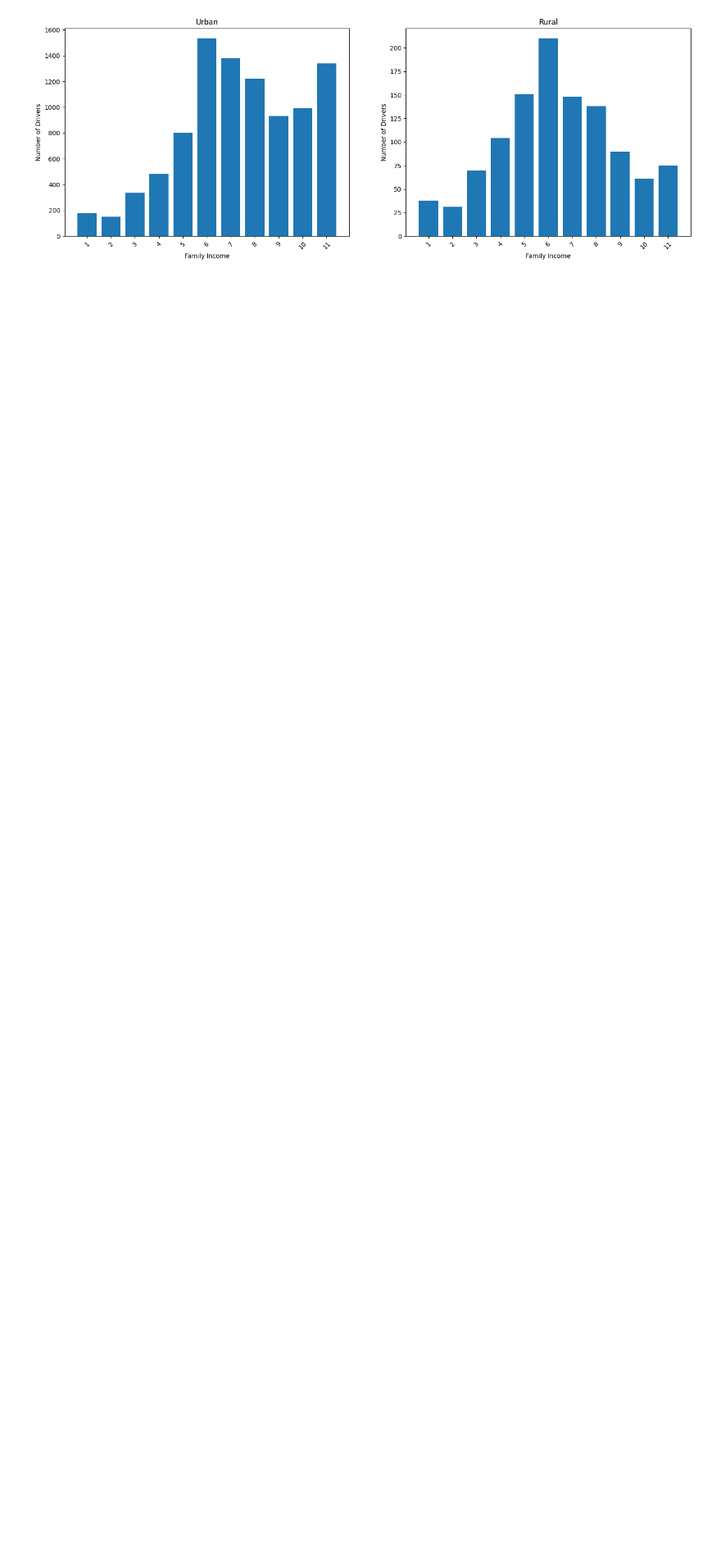
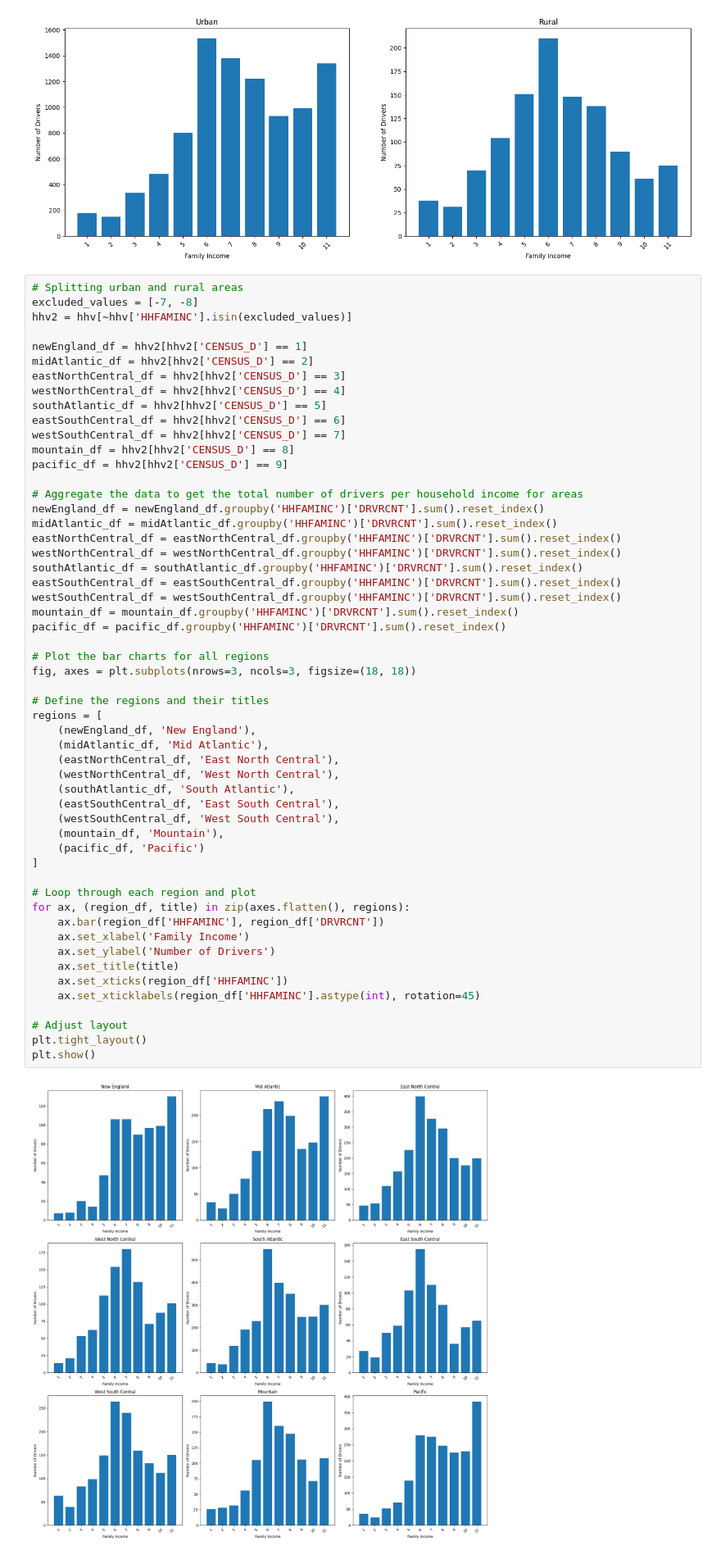
Before and after one commit to Xerconia/Transitlytics, a Jupyter notebook: meynard_eda.ipynb, the cells around one changed output. Shown at 82% size. Saved outputs shown, nothing was run; the diff lists cells and outputs as text; blank space fills up the shorter version.

Commit message:
region based

```diff
--- a/meynard_eda.ipynb
+++ b/meynard_eda.ipynb
@@ -129,3 +129,59 @@ axes[1].set_xticklabels(drivers_per_income_rural['HHFAMINC'].astype(int), rotati
  Text(10, 0, '10'),
  Text(11, 0, '11')]
 [figure]
+# %%
+# Splitting urban and rural areas
+excluded_values = [-7, -8]
+hhv2 = hhv[~hhv['HHFAMINC'].isin(excluded_values)]
+
+newEngland_df = hhv2[hhv2['CENSUS_D'] == 1]
+midAtlantic_df = hhv2[hhv2['CENSUS_D'] == 2]
+eastNorthCentral_df = hhv2[hhv2['CENSUS_D'] == 3]
+westNorthCentral_df = hhv2[hhv2['CENSUS_D'] == 4]
+southAtlantic_df = hhv2[hhv2['CENSUS_D'] == 5]
+eastSouthCentral_df = hhv2[hhv2['CENSUS_D'] == 6]
+westSouthCentral_df = hhv2[hhv2['CENSUS_D'] == 7]
+mountain_df = hhv2[hhv2['CENSUS_D'] == 8]
+pacific_df = hhv2[hhv2['CENSUS_D'] == 9]
+
+# Aggregate the data to get the total number of drivers per household income for areas
+newEngland_df = newEngland_df.groupby('HHFAMINC')['DRVRCNT'].sum().reset_index()
+midAtlantic_df = midAtlantic_df.groupby('HHFAMINC')['DRVRCNT'].sum().reset_index()
+eastNorthCentral_df = eastNorthCentral_df.groupby('HHFAMINC')['DRVRCNT'].sum().reset_index()
+westNorthCentral_df = westNorthCentral_df.groupby('HHFAMINC')['DRVRCNT'].sum().reset_index()
+southAtlantic_df = southAtlantic_df.groupby('HHFAMINC')['DRVRCNT'].sum().reset_index()
+eastSouthCentral_df = eastSouthCentral_df.groupby('HHFAMINC')['DRVRCNT'].sum().reset_index()
+westSouthCentral_df = westSouthCentral_df.groupby('HHFAMINC')['DRVRCNT'].sum().reset_index()
+mountain_df = mountain_df.groupby('HHFAMINC')['DRVRCNT'].sum().reset_index()
+pacific_df = pacific_df.groupby('HHFAMINC')['DRVRCNT'].sum().reset_index()
+
+# Plot the bar charts for all regions
+fig, axes = plt.subplots(nrows=3, ncols=3, figsize=(18, 18))
+
+# Define the regions and their titles
+regions = [
+    (newEngland_df, 'New England'),
+    (midAtlantic_df, 'Mid Atlantic'),
+    (eastNorthCentral_df, 'East North Central'),
+    (westNorthCentral_df, 'West North Central'),
+    (southAtlantic_df, 'South Atlantic'),
+    (eastSouthCentral_df, 'East South Central'),
+    (westSouthCentral_df, 'West South Central'),
+    (mountain_df, 'Mountain'),
+    (pacific_df, 'Pacific')
+]
+
+# Loop through each region and plot
+for ax, (region_df, title) in zip(axes.flatten(), regions):
+    ax.bar(region_df['HHFAMINC'], region_df['DRVRCNT'])
+    ax.set_xlabel('Family Income')
+    ax.set_ylabel('Number of Drivers')
+    ax.set_title(title)
+    ax.set_xticks(region_df['HHFAMINC'])
+    ax.set_xticklabels(region_df['HHFAMINC'].astype(int), rotation=45)
+
+# Adjust layout
+plt.tight_layout()
+plt.show()
+# %% [output]
+[figure, added]
```
